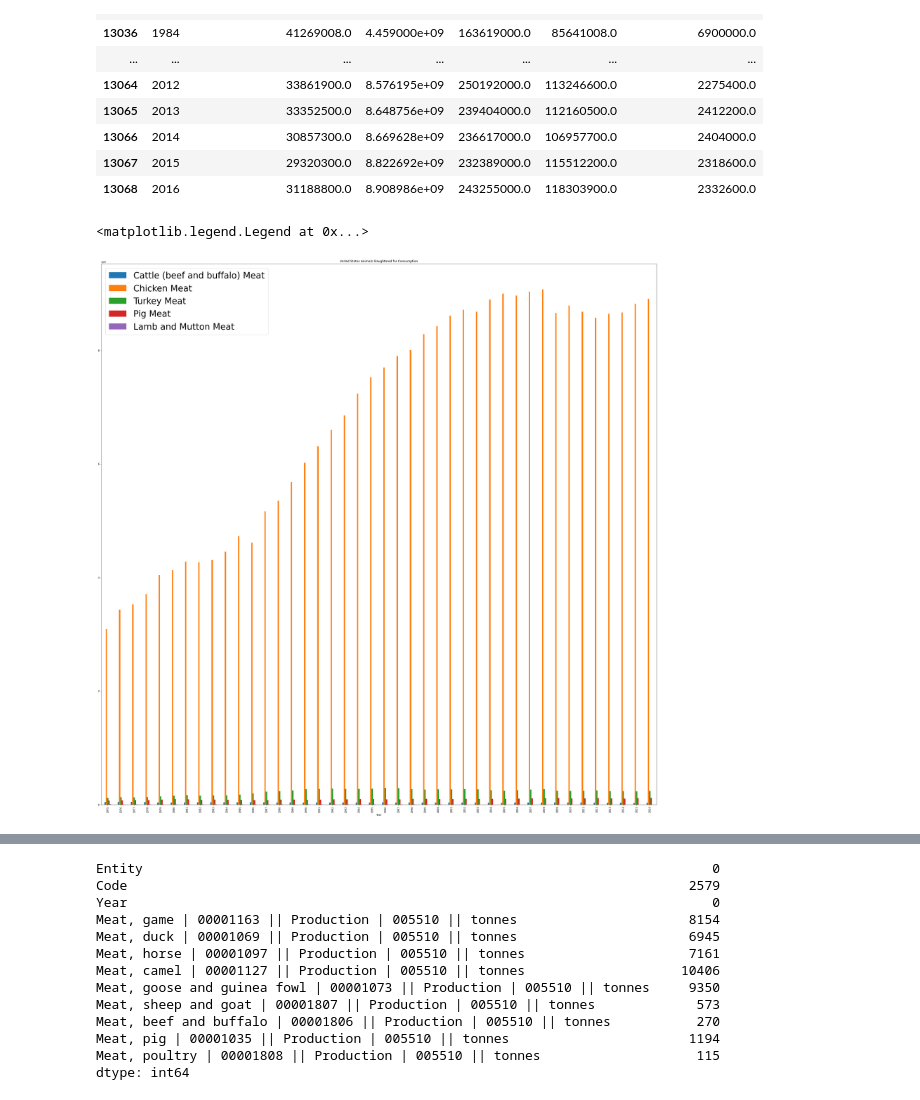
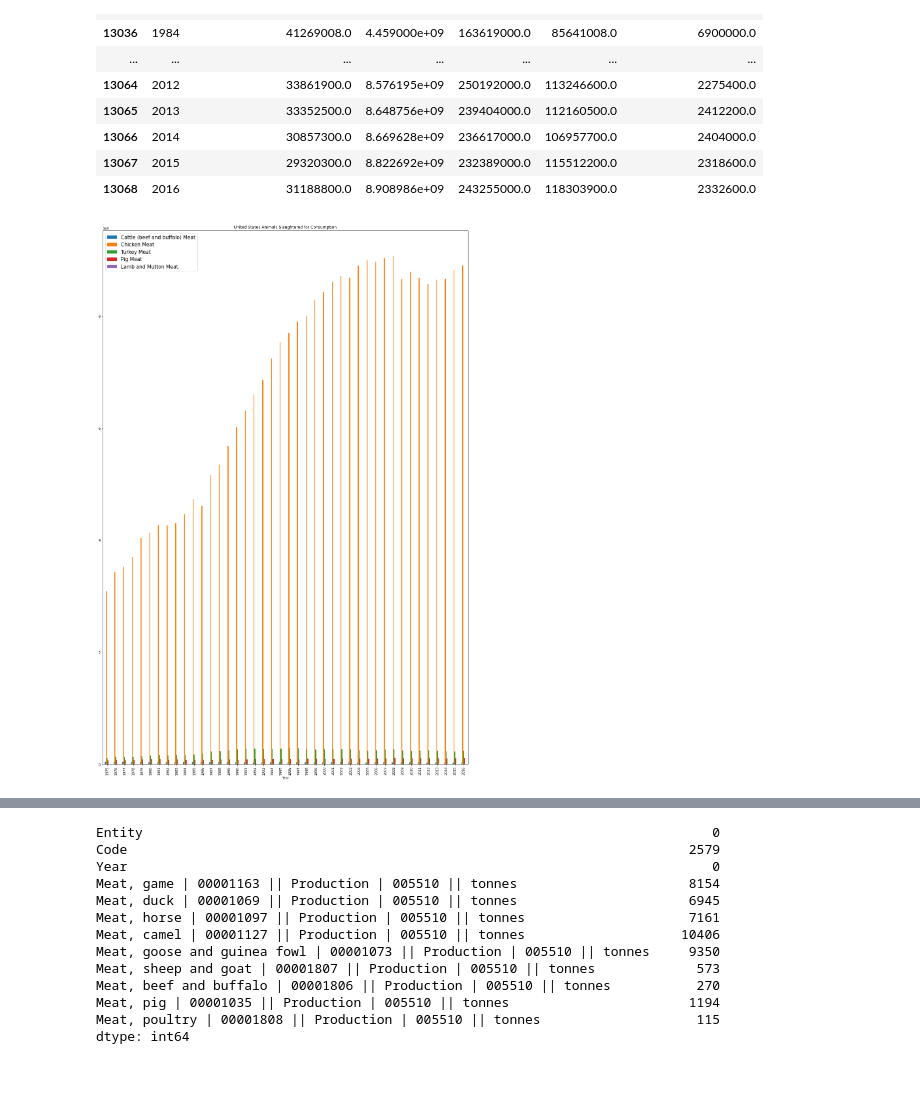
Before and after one commit to sgoolsby88/da7_capstone, a Jupyter notebook: notebooks/EDA _meat_production.ipynb, the cells around one changed output, grey strips where cells are left out. Cells and saved outputs as stored; diff of their text form; code cells hidden in the pictures.

Commit message:
Analysis and visuals

```diff
--- a/notebooks/EDA _meat_production.ipynb
+++ b/notebooks/EDA _meat_production.ipynb
@@ -142,10 +142,11 @@ us_slaughtered2
 # %%
 us_slaughtered2.plot(x='Year',
                     kind='bar',
                     stacked=False,
                     title='United States Animals Slaughtered for Consumption',
-                    figsize=(40,40))
-plt.legend(loc='upper left', fontsize='x-large',prop={'size':35})
+                    figsize=(20,30))
+plt.legend(loc='upper left', fontsize='x-large',prop={'size':15})
+plt.savefig('animals_slaughtered_total.jpg', bbox_inches='tight',pad_inches=0.3)
+plt.show()
 # %% [output]
-<matplotlib.legend.Legend at 0x...>
-[figure, old version]
+[figure, new version]
```
Also changed, not shown: parts of 10 cells of this notebook, 9 other files.
